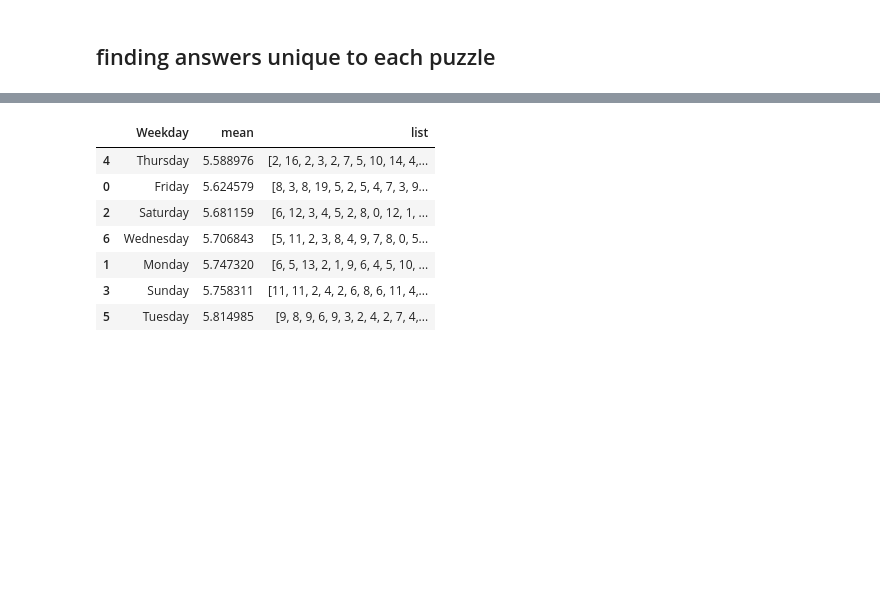
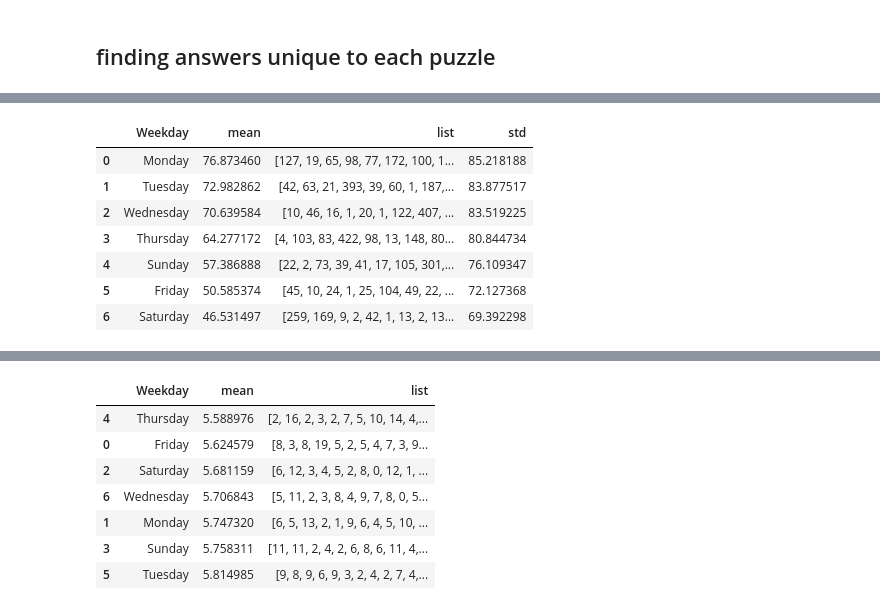
Before and after one commit to nickdanis/gorillawords, a Jupyter notebook: nick-exploratory.ipynb, the cells around one changed output, grey strips where cells are left out. Saved outputs shown, nothing was run; the diff lists cells and outputs as text; code cells hidden in the pictures; blank space fills up the shorter version.

```diff
--- a/nick-exploratory.ipynb
+++ b/nick-exploratory.ipynb
@@ -351,0 +327,13 @@ def get_unique_clues(row):
+# %%
+# Group by day of week for answer rarity
+df_rarity = df.groupby(['Weekday'])['OtherPuzAns'].agg([np.mean, list, np.std]).sort_values(by='mean',ascending=False).reset_index().copy()
+df_rarity
+# %% [output]
+|  | Weekday | mean | list | std |
+| 0 | Monday | 76.873460 | [127, 19, 65, 98, 77, 172, 100, 1... | 85.218188 |
+| 1 | Tuesday | 72.982862 | [42, 63, 21, 393, 39, 60, 1, 187,... | 83.877517 |
+| 2 | Wednesday | 70.639584 | [10, 46, 16, 1, 20, 1, 122, 407, ... | 83.519225 |
+| 3 | Thursday | 64.277172 | [4, 103, 83, 422, 98, 13, 148, 80... | 80.844734 |
+| 4 | Sunday | 57.386888 | [22, 2, 73, 39, 41, 17, 105, 301,... | 76.109347 |
+| 5 | Friday | 50.585374 | [45, 10, 24, 1, 25, 104, 49, 22, ... | 72.127368 |
+| 6 | Saturday | 46.531497 | [259, 169, 9, 2, 42, 1, 13, 2, 13... | 69.392298 |
```
Also changed, not shown: parts of 19 cells of this notebook, 3 other files.
